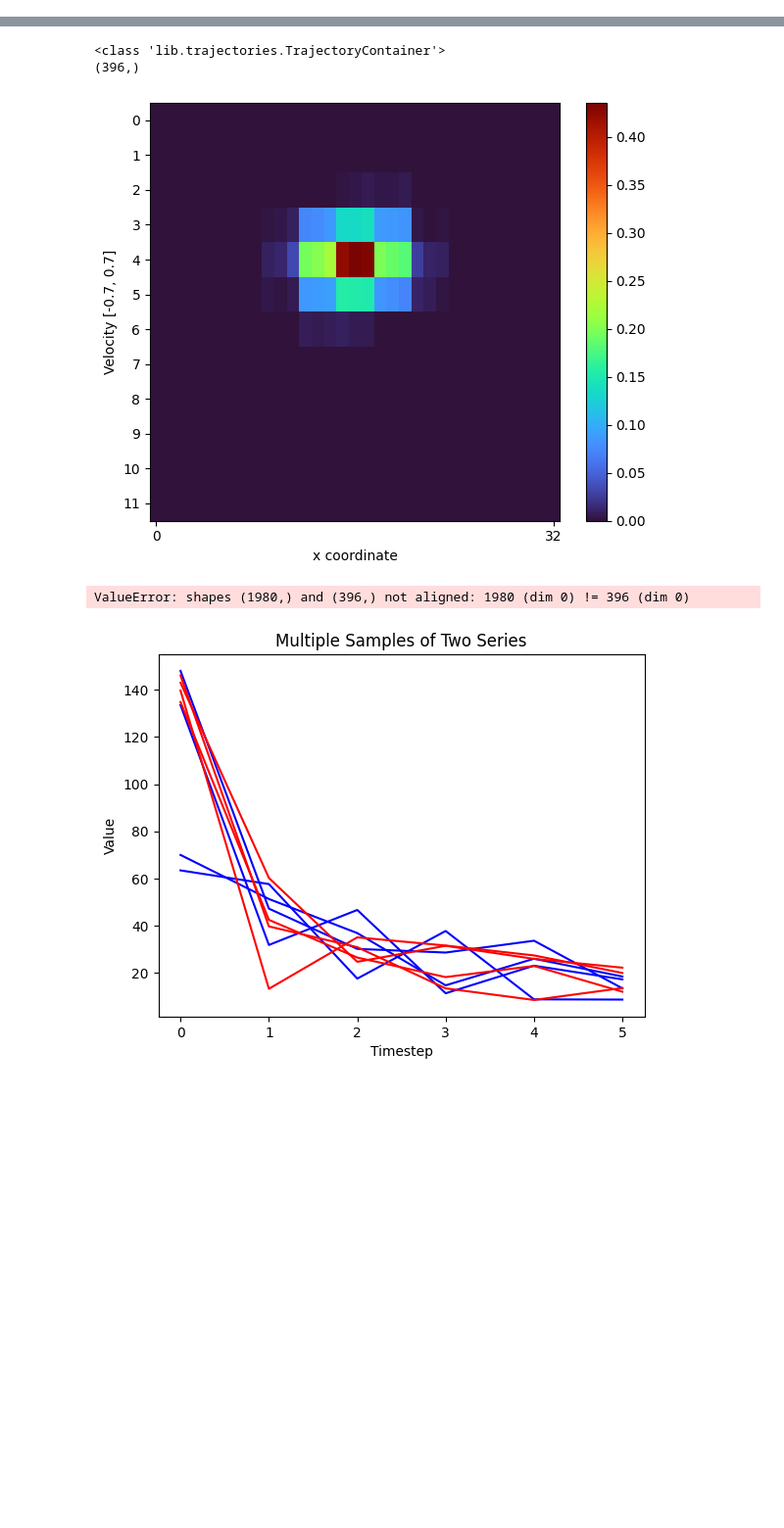
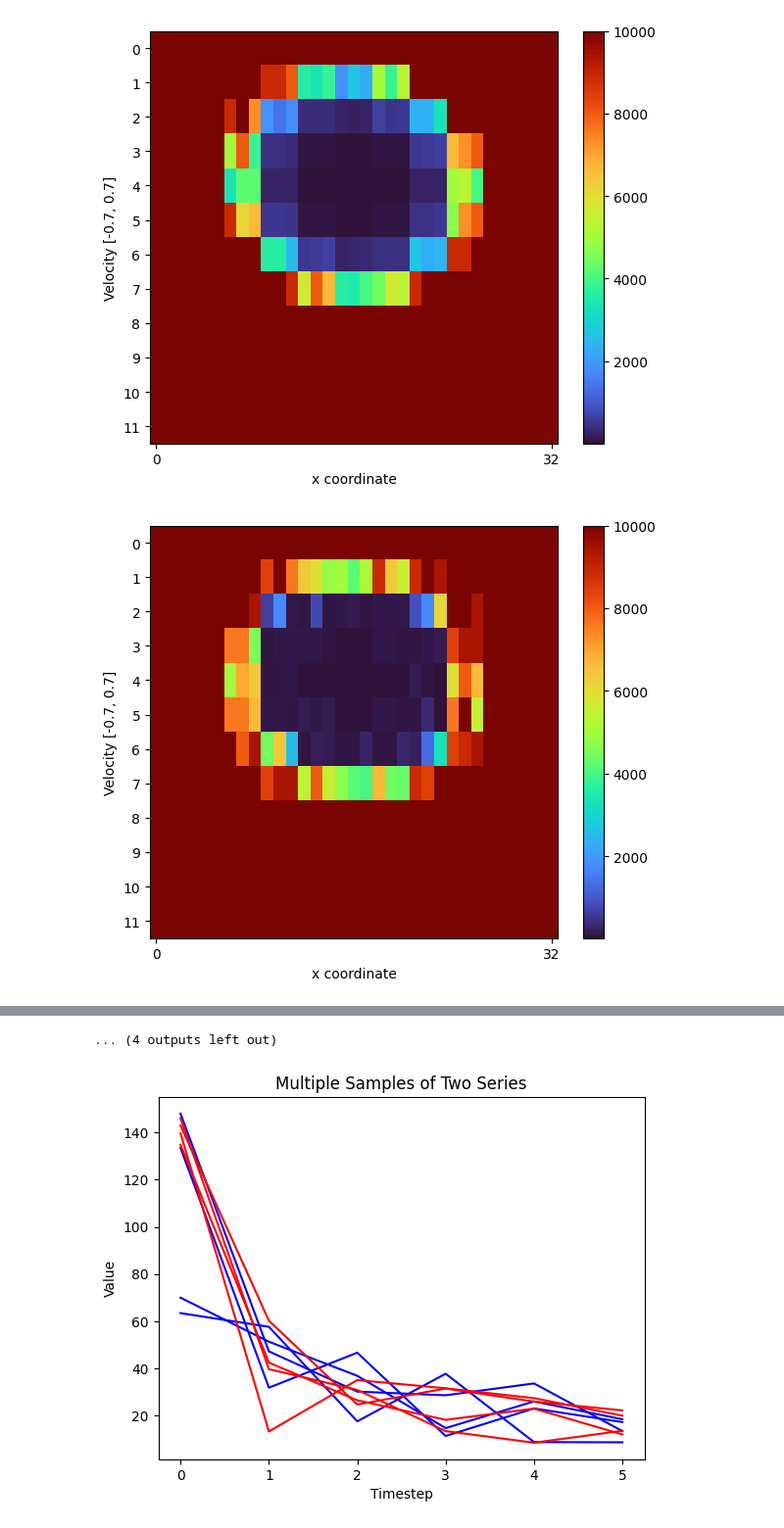
Before and after one commit to aaronma1/l1-cov, a Jupyter notebook: analysis.ipynb, the cells around one changed output, grey strips where cells are left out. Shown at 98% size. Cells and saved outputs as stored; diff of their text form; code cells hidden in the pictures; blank space fills up the shorter version.

```diff
--- a/analysis.ipynb
+++ b/analysis.ipynb
@@ -16,7 +16,7 @@ def read_pickle(save_name):
     with open(save_name, "rb") as f:
         return pickle.load(f)
 
-EXP_DIR="out/mc_big1"
+EXP_DIR="out/mc1"
 params = read_pickle(os.path.join(EXP_DIR, "params.pkl"))
 
 
@@ -123,33 +123,46 @@ def eig_sparse(SR, k=131):
     idx = np.argsort(-eigenvalues.real)
     eigenvalues = np.real_if_close(eigenvalues, tol=1e5)[idx]
     eigenvectors = np.real_if_close(eigenvectors, tol=1e5)[:, idx]
     return eigenvectors, eigenvalues
 
 def plots_sr_from_run(base_args, run):
     s_agg, sa_agg = get_aggregator(base_args["env_name"])
-
     epochs=len(run)
-
     for i in range(epochs):
 
         transitions = run[i]["all_rollouts"]
         print(type(transitions))
         SR = sa_sr_from_rollouts(transitions, sa_agg)
         SR = SR.toarray()
         p_sa = p_sa_from_rollouts(transitions, sa_agg)
 
         top_eig, eigv= eig_sparse(SR, 5)
         print(top_eig[:, 0].shape)
         plot_heatmap(-sa_agg.unflatten_sa_table(top_eig[:,0]).reshape(12, -1))
         print(np.dot(top_eig.flatten(), p_sa.flatten()))
 
+def plots_l1_rew_by_epoch(base_args, run):
+
+    s_agg, sa_agg = get_aggregator(base_args["env_name"])
+    epochs=len(run)
+    for i in range(epochs):
+
+        transitions = run[i]["all_rollouts"]
+        p_sa = p_sa_from_rollouts(transitions, sa_agg)
+        uniform_density_sa = np.ones(sa_agg.shape())
+        l1_cov_reward = 1 / (base_args["l1_eps"] * uniform_density_sa + p_sa)
+
+        plot_heatmap(l1_cov_reward.reshape(12, -1))
+
 
 
 
 
 
 
 run_e0 = read_pickle(os.path.join(EXP_DIR, "part0_run.pkl"))
 
-plots_sr_from_run(base_args, run_e0)
+plots_l1_rew_by_epoch(base_args, run_e0)
 # %% [output]
+[figure, new version]
+[figure, added]
@@ -156,7 +179,4 @@ plots_sr_from_run(base_args, run_e0)
-<class 'lib.trajectories.TrajectoryContainer'>
-(396,)
+... (4 outputs left out)
-[figure, old version]
-ValueError: shapes (1980,) and (396,) not aligned: 1980 (dim 0) != 396 (dim 0)
 # %%
 l1_maxent = read_pickle(os.path.join(EXP_DIR, "maxent/all_l1_covs.pkl"))
 l1_random = read_pickle(os.path.join(EXP_DIR, "random/all_l1_covs.pkl"))
```
Also changed, not shown: parts of 2 cells of this notebook, 3 other files.
